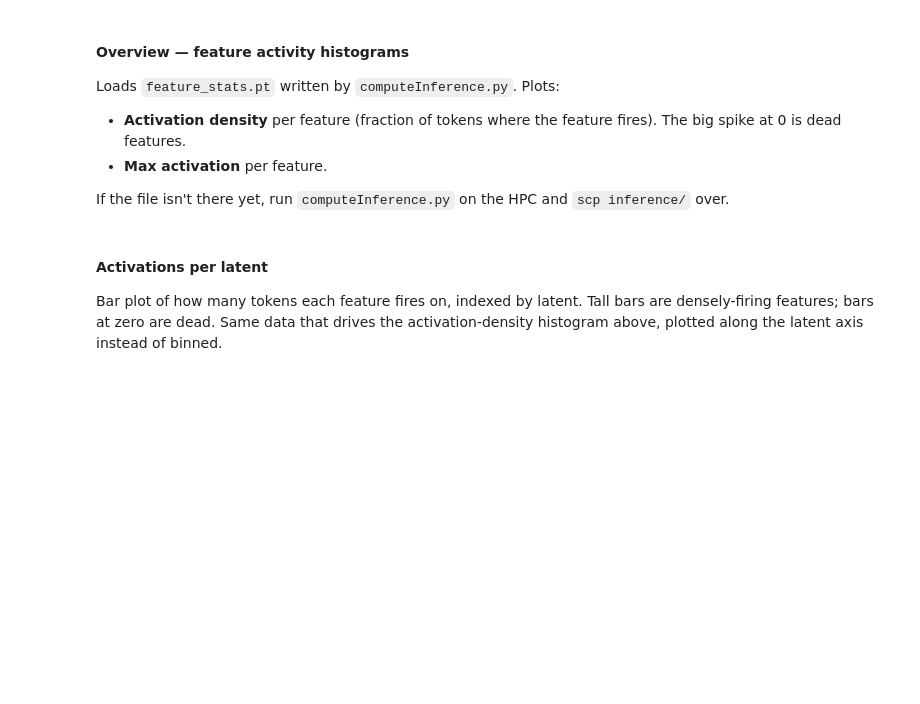
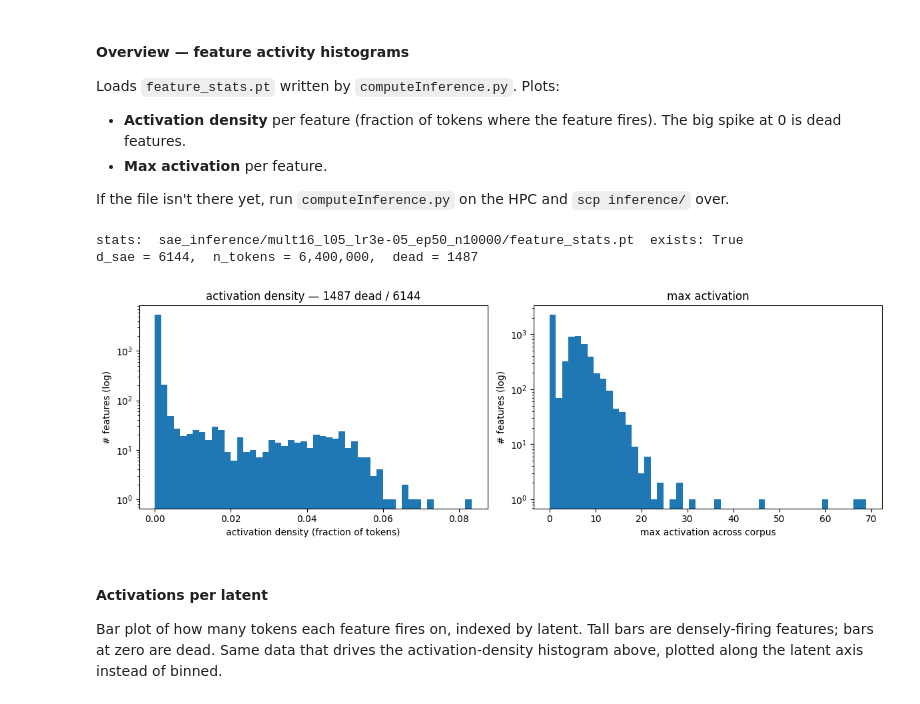
Before and after one commit to edwardF8/Interp_LM4, a Jupyter notebook: saes/analyzingSAE.ipynb, the cells around one changed output. Drawn from its saved outputs; the diff is of its cells as text; code cells hidden in the pictures; blank space fills up the shorter version.

```diff
--- a/saes/analyzingSAE.ipynb
+++ b/saes/analyzingSAE.ipynb
@@ -136,34 +161,38 @@ If the file isn't there yet, run `computeInference.py` on the HPC and
 # %%
 import torch
 import matplotlib.pyplot as plt
 from pathlib import Path
 
 sae_name = Path(SAE_PATH).parent.name
-STATS_PATH = Path("inference") / sae_name / "feature_stats.pt"
+STATS_PATH = Path("sae_inference") / sae_name / "feature_stats.pt"
 print("stats: ", STATS_PATH, " exists:", STATS_PATH.exists())
 
 if STATS_PATH.exists():
     stats = torch.load(STATS_PATH, weights_only=False)
     n_dead = int((stats["activation_count"] == 0).sum())
     print(f"d_sae = {sae.cfg.d_sae},  n_tokens = {stats['n_tokens']:,},  dead = {n_dead}")
 
     fig, axes = plt.subplots(1, 2, figsize=(12, 4))
     density = stats["activation_count"].float() / stats["n_tokens"]
     axes[0].hist(density.numpy(), bins=50, log=True)
     axes[0].set_xlabel("activation density (fraction of tokens)")
     axes[0].set_ylabel("# features (log)")
     axes[0].set_title(f"activation density — {n_dead} dead / {sae.cfg.d_sae}")
 
     axes[1].hist(stats["max_activation"].numpy(), bins=50, log=True)
     axes[1].set_xlabel("max activation across corpus")
     axes[1].set_ylabel("# features (log)")
     axes[1].set_title("max activation")
     plt.tight_layout()
     plt.show()
 else:
     print()
     print("⚠ feature_stats.pt missing. Re-run computeInference.py on the HPC, then:")
     print(f"   scp -r friedmae@bridges2:Interp_LM4/inference ./")
+# %% [output]
+stats:  sae_inference/mult16_l05_lr3e-05_ep50_n10000/feature_stats.pt  exists: True
+d_sae = 6144,  n_tokens = 6,400,000,  dead = 1487
+[figure, added]
 # %% [markdown]
 #### Activations per latent
 
```
Also changed, not shown: parts of 11 cells of this notebook, 1 other file.
